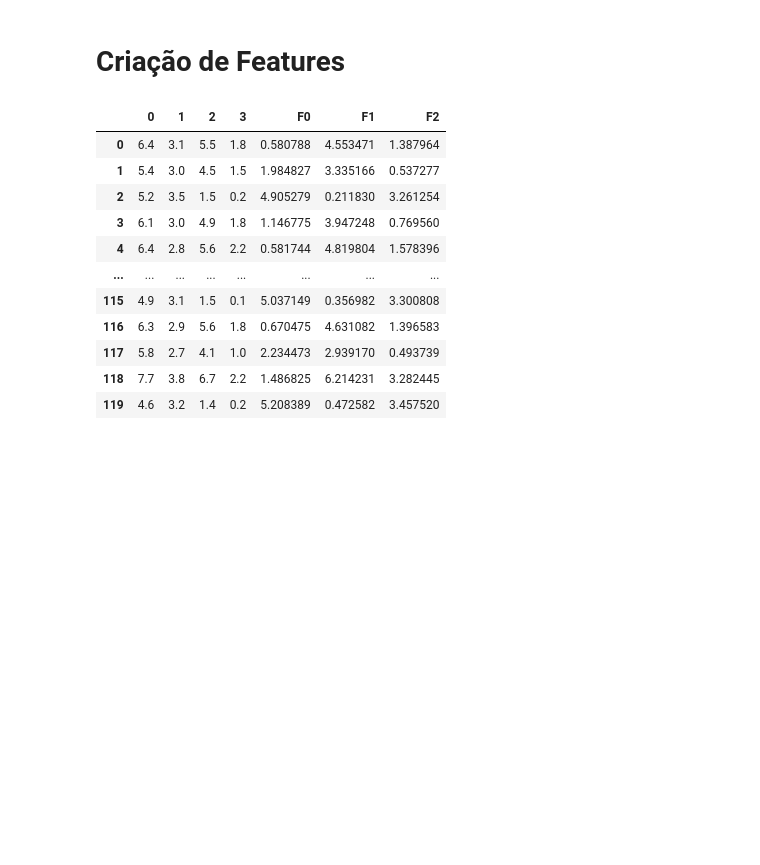
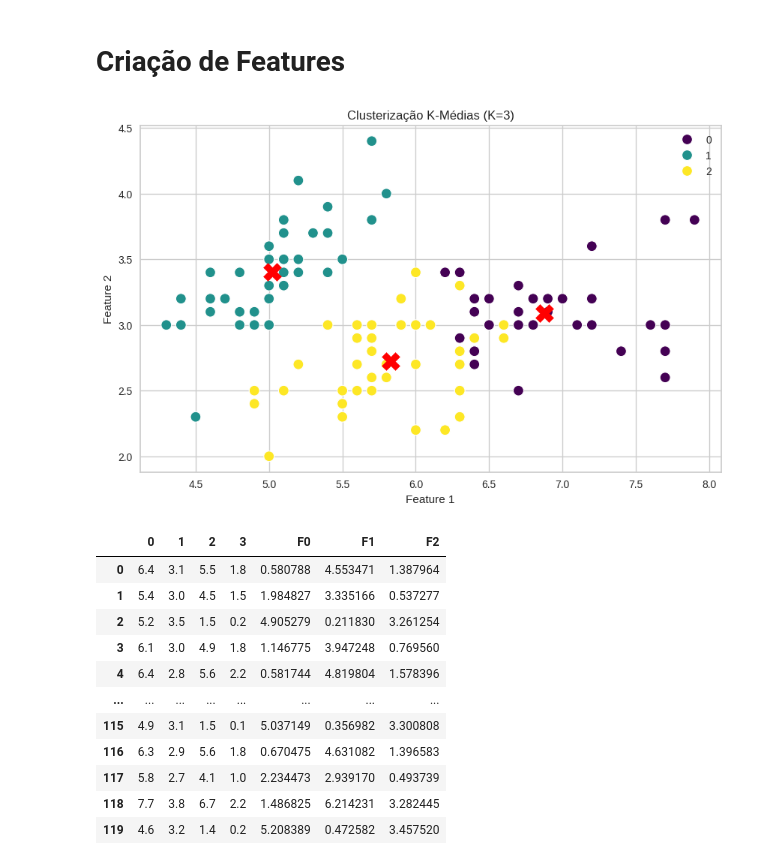
Before and after one commit to renatohack/2024.2-machine-learning, a Jupyter notebook: pb/tp4/iris_svm.ipynb, the cells around one changed output. Drawn from its saved outputs; the diff is of its cells as text; code cells hidden in the pictures; blank space fills up the shorter version.

```diff
--- a/pb/tp4/iris_svm.ipynb
+++ b/pb/tp4/iris_svm.ipynb
@@ -59,3 +79,19 @@ utils.visualize_elbow(x_train)
 # %% [markdown]
 # Criação de Features
+# %%
+n = 3
+# %%
+km = KMeans(n_clusters=n, random_state=0)
+clusters = km.fit_predict(x_train)
+centroids = km.cluster_centers_
+# %%
+plt.figure(figsize=(10, 6))
+sns.scatterplot(x=x_train[:, 0], y=x_train[:, 1], hue=clusters, palette='viridis', s=100)
+plt.scatter(km.cluster_centers_[:, 0], km.cluster_centers_[:, 1], s=300, c='red', marker='X')
+plt.title("Clusterização K-Médias (K=3)")
+plt.xlabel("Feature 1")
+plt.ylabel("Feature 2")
+plt.show()
+# %% [output]
+[figure, added]
 # %%
```
Also changed, not shown: parts of 8 cells of this notebook, 1 other file.
